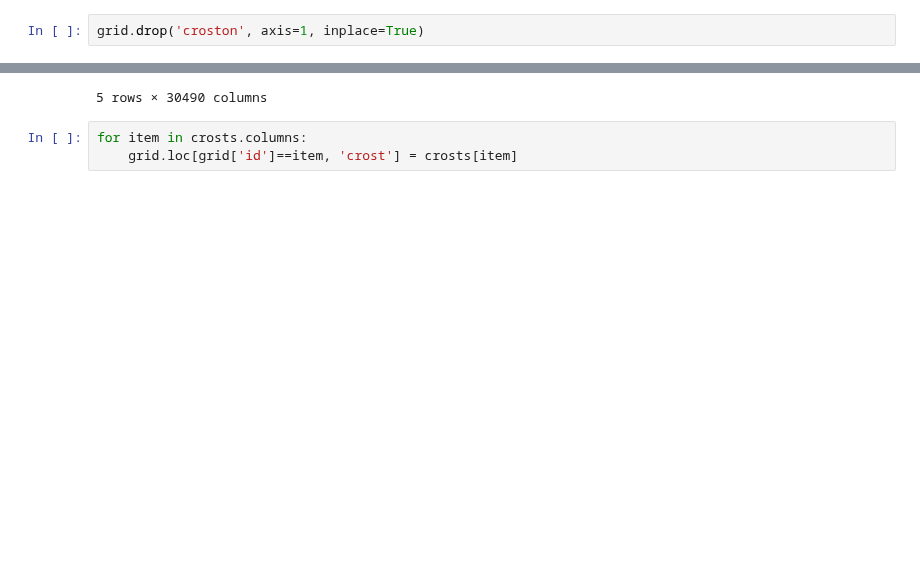
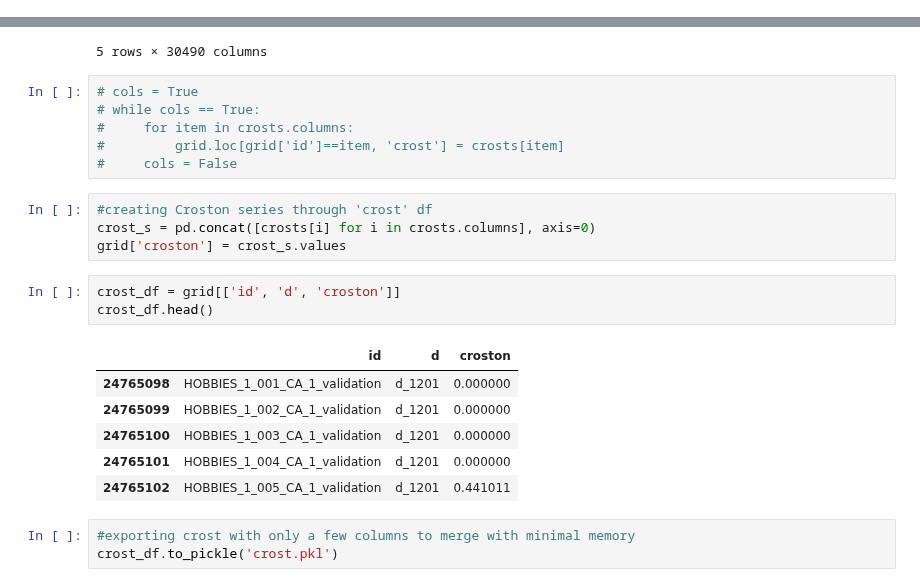
Before and after one commit to Luke-Gray/M5-Accuracy, a Jupyter notebook: Zero Gaps and Intermittent Demand.ipynb, the cells around one changed output, grey strips where cells are left out. Cells and saved outputs as stored; diff of their text form; blank space fills up the shorter version.

```diff
--- a/Zero Gaps and Intermittent Demand.ipynb
+++ b/Zero Gaps and Intermittent Demand.ipynb
@@ -224,5 +197,3 @@ grid.croston.value_counts()
-# %%
-grid.drop('croston', axis=1, inplace=True)
 # %%
 crosts = pd.DataFrame(crost)
 crosts.head()
@@ -235,5 +206,25 @@ crosts.head()
 | 4 | 0.441011 | 0.270795 | 0.0 | 4.656746 | ... |
 5 rows × 30490 columns
 # %%
-for item in crosts.columns:
-    grid.loc[grid['id']==item, 'crost'] = crosts[item]
+# cols = True
+# while cols == True:
+#     for item in crosts.columns:
+#         grid.loc[grid['id']==item, 'crost'] = crosts[item]
+#     cols = False
+# %%
+#creating Croston series through 'crost' df
+crost_s = pd.concat([crosts[i] for i in crosts.columns], axis=0)
+grid['croston'] = crost_s.values
+# %%
+crost_df = grid[['id', 'd', 'croston']]
+crost_df.head()
+# %% [output]
+|  | id | d | croston |
+| 24765098 | HOBBIES_1_001_CA_1_validation | d_1201 | 0.000000 |
+| 24765099 | HOBBIES_1_002_CA_1_validation | d_1201 | 0.000000 |
+| 24765100 | HOBBIES_1_003_CA_1_validation | d_1201 | 0.000000 |
+| 24765101 | HOBBIES_1_004_CA_1_validation | d_1201 | 0.000000 |
+| 24765102 | HOBBIES_1_005_CA_1_validation | d_1201 | 0.441011 |
+# %%
+#exporting crost with only a few columns to merge with minimal memory
+crost_df.to_pickle('crost.pkl')
```
Also changed, not shown: parts of 3 cells of this notebook, 1 other file.
